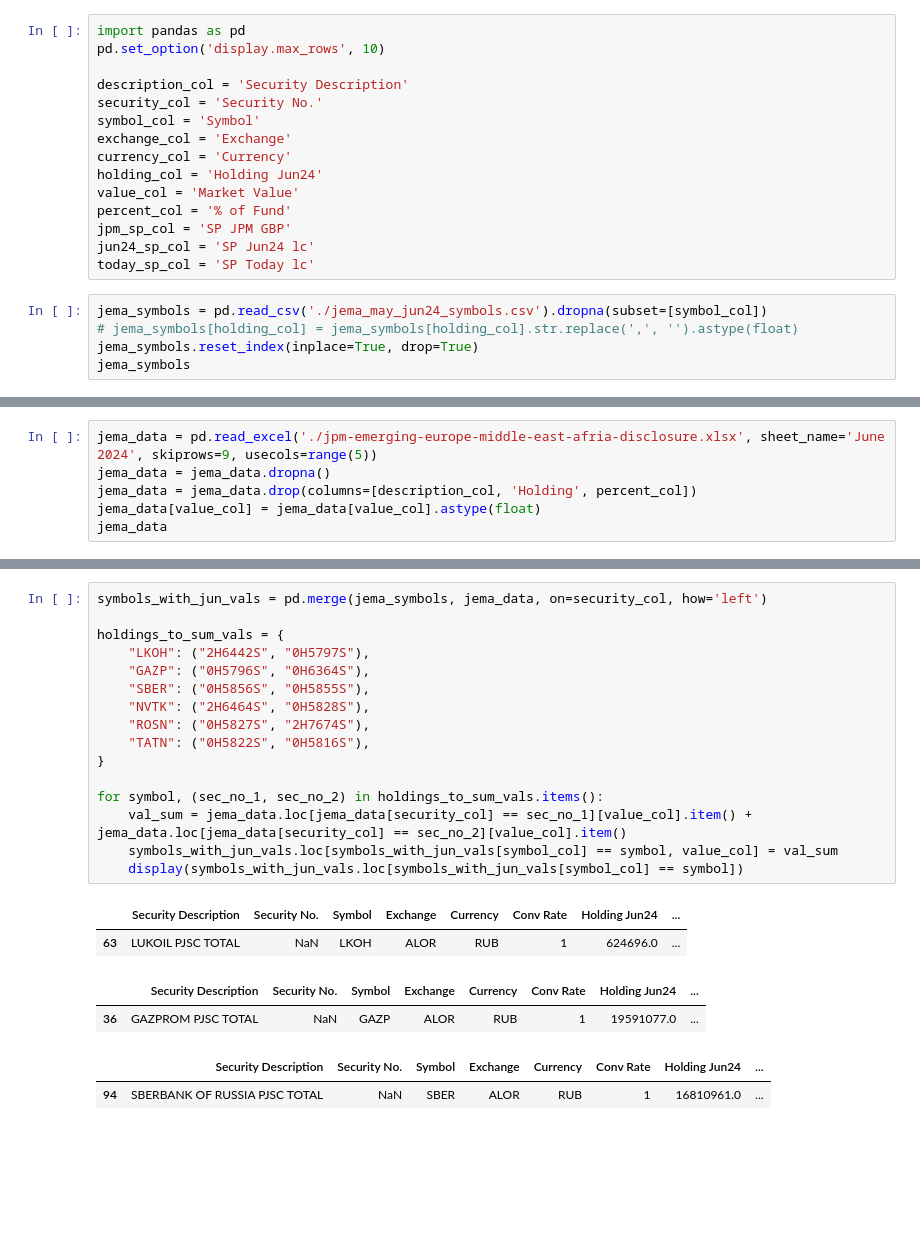
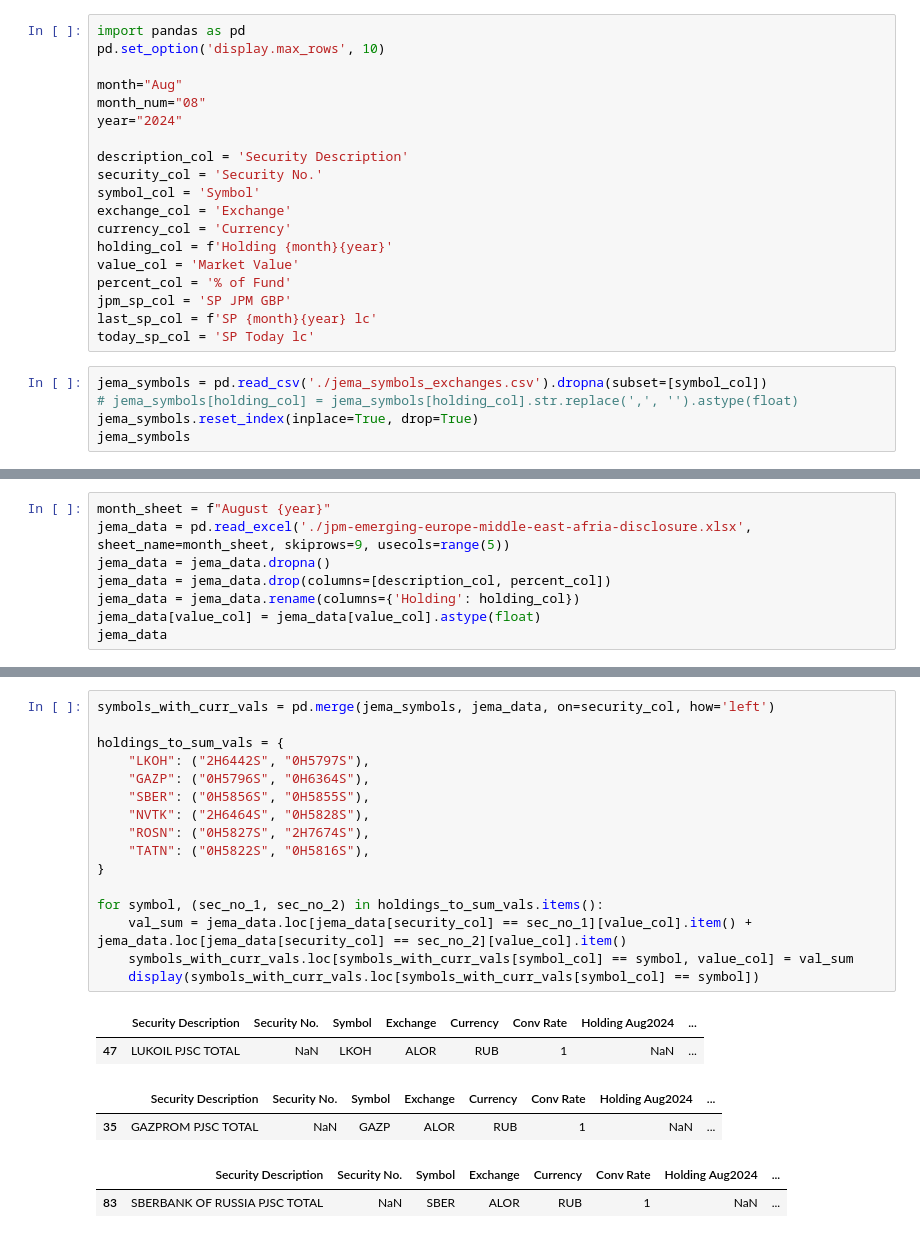
Before and after one commit to CraigCarey/FinanceDump, a Jupyter notebook: jema/jema_check_symbols.ipynb, the cells around one changed output, grey strips where cells are left out. Drawn from its saved outputs; the diff is of its cells as text; blank space fills up the shorter version.

```diff
--- a/jema/jema_check_symbols.ipynb
+++ b/jema/jema_check_symbols.ipynb
@@ -1,20 +1,24 @@
 # %%
 import pandas as pd
 pd.set_option('display.max_rows', 10)
+
+month="Aug"
+month_num="08"
+year="2024"
 
 description_col = 'Security Description'
 security_col = 'Security No.'
 symbol_col = 'Symbol'
 exchange_col = 'Exchange'
 currency_col = 'Currency'
-holding_col = 'Holding Jun24'
+holding_col = f'Holding {month}{year}'
 value_col = 'Market Value'
 percent_col = '% of Fund'
 jpm_sp_col = 'SP JPM GBP'
-jun24_sp_col = 'SP Jun24 lc'
+last_sp_col = f'SP {month}{year} lc'
 today_sp_col = 'SP Today lc'
 # %%
-jema_symbols = pd.read_csv('./jema_may_jun24_symbols.csv').dropna(subset=[symbol_col])
+jema_symbols = pd.read_csv('./jema_symbols_exchanges.csv').dropna(subset=[symbol_col])
 # jema_symbols[holding_col] = jema_symbols[holding_col].str.replace(',', '').astype(float)
 jema_symbols.reset_index(inplace=True, drop=True)
 jema_symbols
@@ -35,7 +39,9 @@ jema_symbols
 # %%
-jema_data = pd.read_excel('./jpm-emerging-europe-middle-east-afria-disclosure.xlsx', sheet_name='June 2024', skiprows=9, usecols=range(5))
+month_sheet = f"August {year}"
+jema_data = pd.read_excel('./jpm-emerging-europe-middle-east-afria-disclosure.xlsx', sheet_name=month_sheet, skiprows=9, usecols=range(5))
 jema_data = jema_data.dropna()
-jema_data = jema_data.drop(columns=[description_col, 'Holding', percent_col])
+jema_data = jema_data.drop(columns=[description_col, percent_col])
+jema_data = jema_data.rename(columns={'Holding': holding_col})
 jema_data[value_col] = jema_data[value_col].astype(float)
 jema_data
 # %% [output]
@@ -55,23 +61,23 @@ jema_data
 # %%
-symbols_with_jun_vals = pd.merge(jema_symbols, jema_data, on=security_col, how='left')
+symbols_with_curr_vals = pd.merge(jema_symbols, jema_data, on=security_col, how='left')
 
 holdings_to_sum_vals = {
     "LKOH": ("2H6442S", "0H5797S"),
     "GAZP": ("0H5796S", "0H6364S"),
     "SBER": ("0H5856S", "0H5855S"),
     "NVTK": ("2H6464S", "0H5828S"),
     "ROSN": ("0H5827S", "2H7674S"),
     "TATN": ("0H5822S", "0H5816S"),
 }
 
 for symbol, (sec_no_1, sec_no_2) in holdings_to_sum_vals.items():
     val_sum = jema_data.loc[jema_data[security_col] == sec_no_1][value_col].item() + jema_data.loc[jema_data[security_col] == sec_no_2][value_col].item()
-    symbols_with_jun_vals.loc[symbols_with_jun_vals[symbol_col] == symbol, value_col] = val_sum
-    display(symbols_with_jun_vals.loc[symbols_with_jun_vals[symbol_col] == symbol])
+    symbols_with_curr_vals.loc[symbols_with_curr_vals[symbol_col] == symbol, value_col] = val_sum
+    display(symbols_with_curr_vals.loc[symbols_with_curr_vals[symbol_col] == symbol])
 # %% [output]
-|  | Security Description | Security No. | Symbol | Exchange | Currency | Conv Rate | Holding Jun24 | ... |
-| 63 | LUKOIL PJSC TOTAL | NaN | LKOH | ALOR | RUB | 1 | 624696.0 | ... |
+|  | Security Description | Security No. | Symbol | Exchange | Currency | Conv Rate | Holding Aug2024 | ... |
+| 47 | LUKOIL PJSC TOTAL | NaN | LKOH | ALOR | RUB | 1 | NaN | ... |
-|  | Security Description | Security No. | Symbol | Exchange | Currency | Conv Rate | Holding Jun24 | ... |
-| 36 | GAZPROM PJSC TOTAL | NaN | GAZP | ALOR | RUB | 1 | 19591077.0 | ... |
+|  | Security Description | Security No. | Symbol | Exchange | Currency | Conv Rate | Holding Aug2024 | ... |
+| 35 | GAZPROM PJSC TOTAL | NaN | GAZP | ALOR | RUB | 1 | NaN | ... |
-|  | Security Description | Security No. | Symbol | Exchange | Currency | Conv Rate | Holding Jun24 | ... |
-| 94 | SBERBANK OF RUSSIA PJSC TOTAL | NaN | SBER | ALOR | RUB | 1 | 16810961.0 | ... |
+|  | Security Description | Security No. | Symbol | Exchange | Currency | Conv Rate | Holding Aug2024 | ... |
+| 83 | SBERBANK OF RUSSIA PJSC TOTAL | NaN | SBER | ALOR | RUB | 1 | NaN | ... |
```
Also changed, not shown: parts of 18 cells of this notebook, 4 other files.
